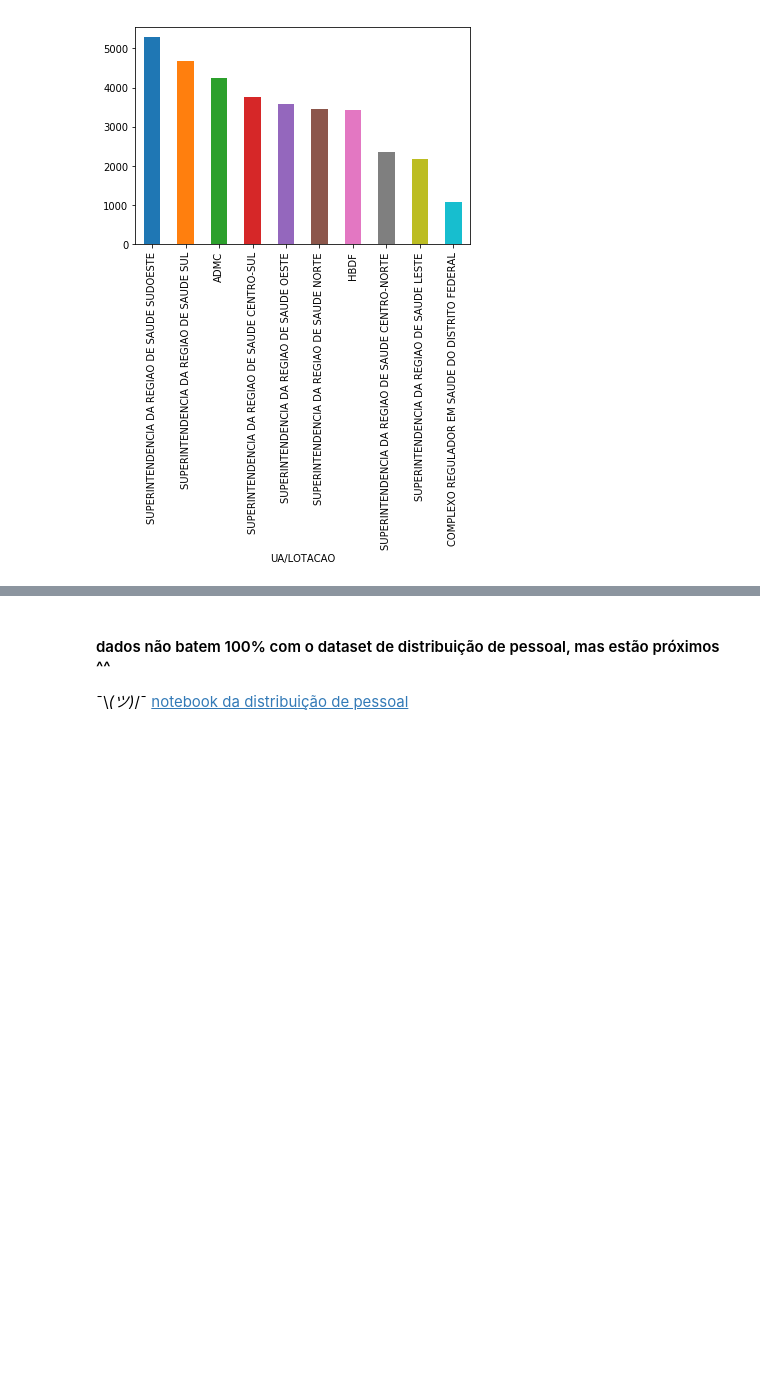
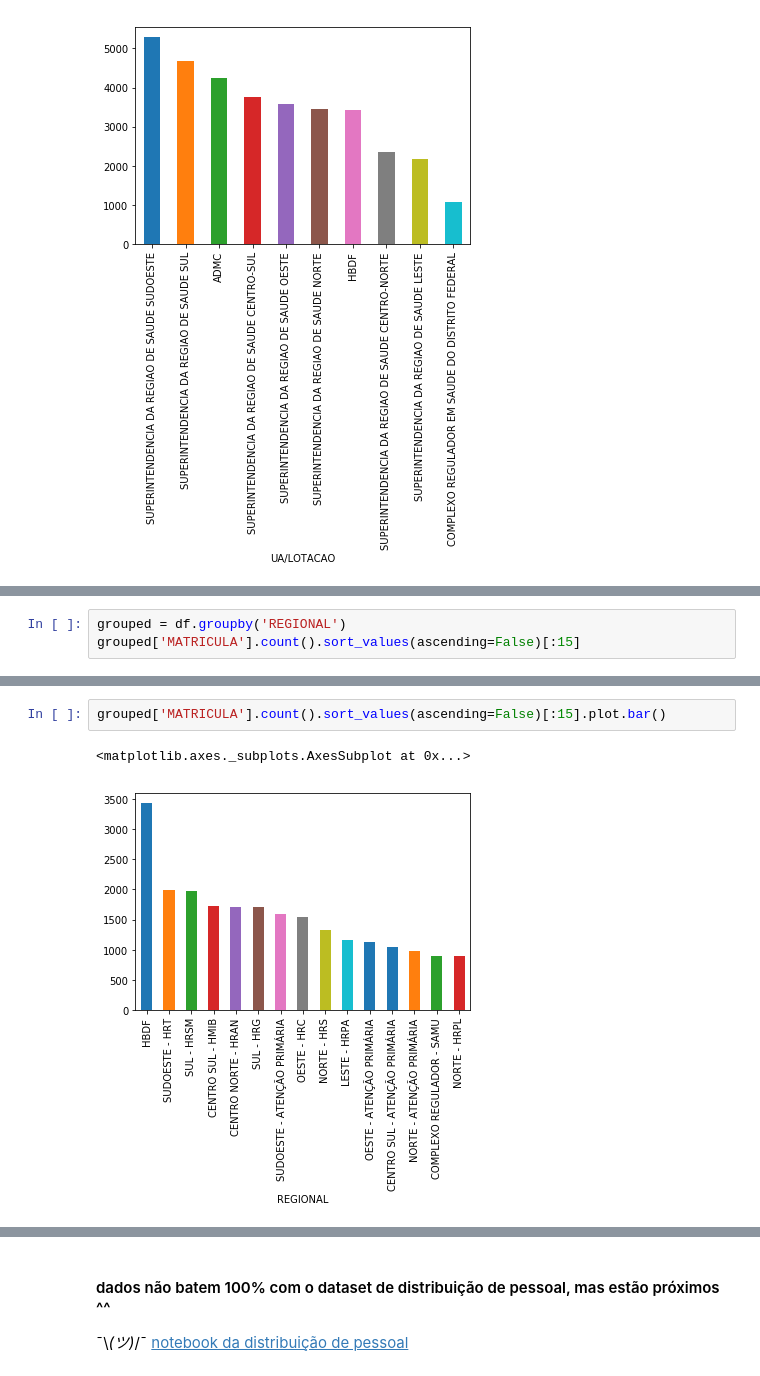
Before and after one commit to chris-redfield/hacksaude-2018, a Jupyter notebook: hackathon-2018-pessoal.ipynb, the cells around one changed output, grey strips where cells are left out. Saved outputs shown, nothing was run; the diff lists cells and outputs as text; blank space fills up the shorter version.

Commit message:
ADD search to wrong datapoint by name - ADD distribution by regional / descrição da lotação

```diff
--- a/hackathon-2018-pessoal.ipynb
+++ b/hackathon-2018-pessoal.ipynb
@@ -123,0 +136,3 @@ grouped['MATRICULA'].count().sort_values(ascending=False)[:10].plot.bar()
+# %%
+grouped = df.groupby('REGIONAL')
+grouped['MATRICULA'].count().sort_values(ascending=False)[:15]
@@ -123,0 +157,5 @@ grouped['MATRICULA'].count().sort_values(ascending=False)[:10].plot.bar()
+# %%
+grouped['MATRICULA'].count().sort_values(ascending=False)[:15].plot.bar()
+# %% [output]
+<matplotlib.axes._subplots.AxesSubplot at 0x...>
+[figure, added]
```
Also changed, not shown: parts of 10 cells of this notebook.
